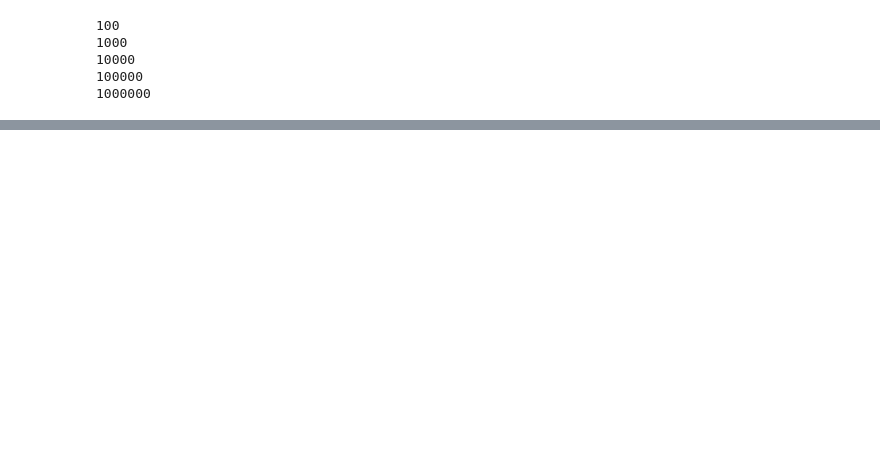
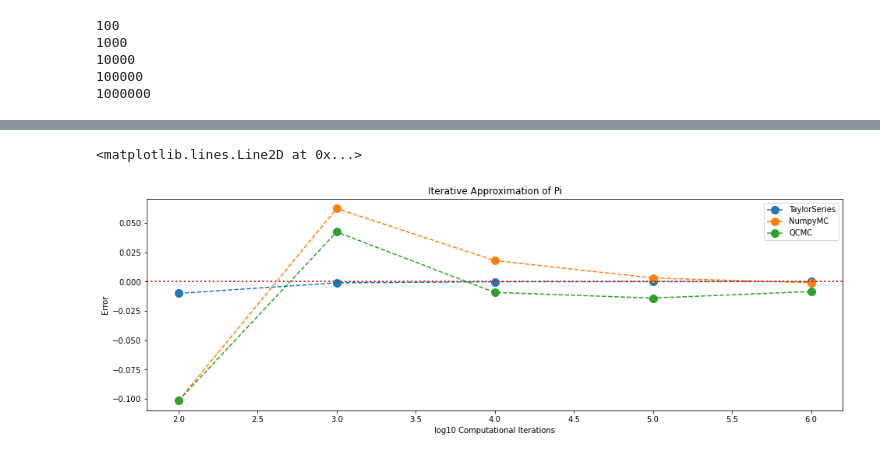
Before and after one commit to nipunjeetgujral/Approximate-Pi, a Jupyter notebook: Approximate Pi.ipynb, the cells around one changed output, grey strips where cells are left out. Drawn from its saved outputs; the diff is of its cells as text; code cells hidden in the pictures; blank space fills up the shorter version.

```diff
--- a/Approximate Pi.ipynb
+++ b/Approximate Pi.ipynb
@@ -213,0 +336,32 @@ $$\therefore$$ $$\pi = 4\frac{(-1)^{n}}{2n-1}$$
+# %%
+fig, ax0 = plt.subplots()
+
+for algorithm in ['TaylorSeries', 'NumpyMC', 'QCMC']:
+    (
+        Performance_DataFrame
+        .query(f"method == '{algorithm}'")
+        .assign(log_pop = lambda x: np.log10(x['population']))
+        .plot(
+            x = 'log_pop',
+            y = 'error',
+            ax = ax0,
+            style = "o--",
+            markersize = 10,
+            xlabel = "log10 Computational Iterations",
+            ylabel = "Error",
+            title = "Iterative Approximation of Pi",
+            figsize = (16, 5),
+        )
+    )
+
+ax0.legend(['TaylorSeries', 'NumpyMC', 'QCMC'])
+plt.axhline(
+    y = 0,
+    xmin = 0, xmax = Performance_DataFrame.population.max(),
+    color = 'red',
+    linewidth = 2,
+    linestyle = 'dotted'
+)
+# %% [output]
+<matplotlib.lines.Line2D at 0x...>
+[figure, added]
```
Also changed, not shown: parts of 18 cells of this notebook.
